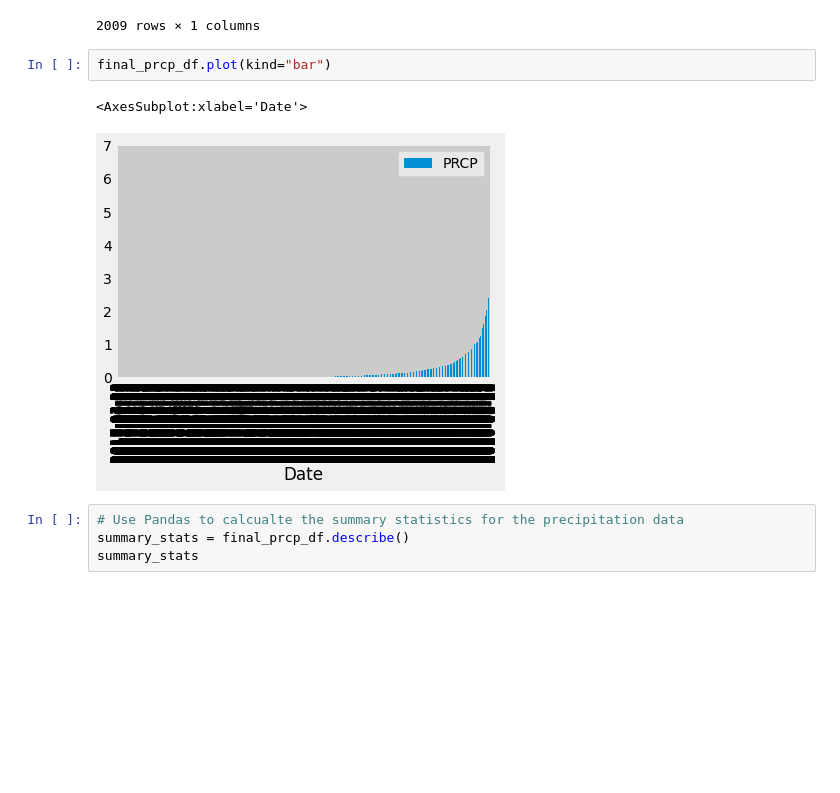
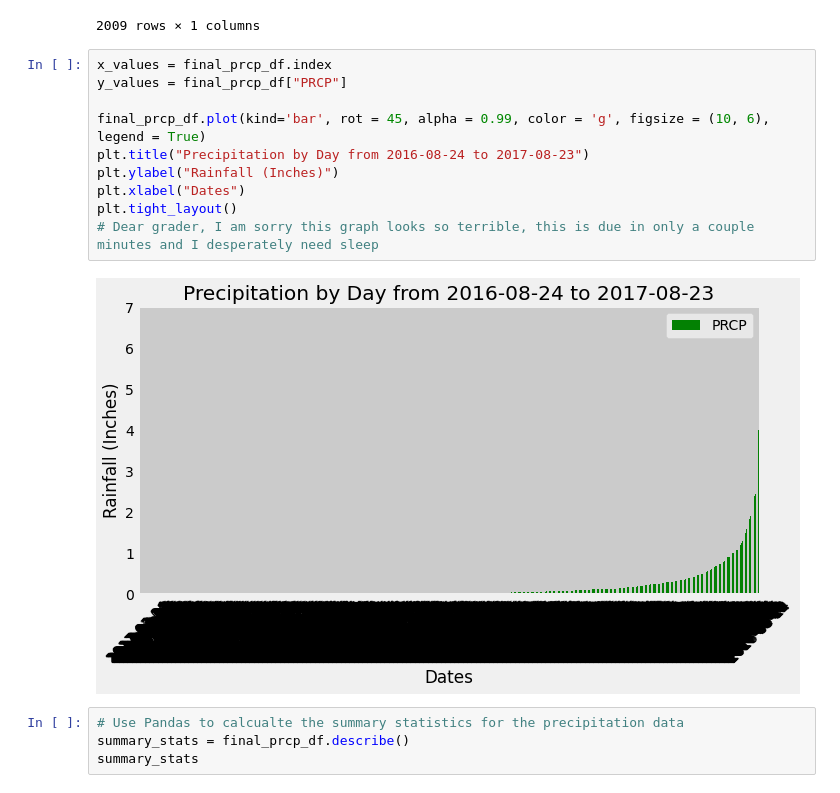
Before and after one commit to stjohnson14/sqlalchemy-challenge, a Jupyter notebook: climate_starter.ipynb, the cells around one changed output. Saved outputs shown, nothing was run; the diff lists cells and outputs as text; blank space fills up the shorter version.

```diff
--- a/climate_starter.ipynb
+++ b/climate_starter.ipynb
@@ -87,11 +87,18 @@ final_prcp_df
 | 2017-04-29 | 6.25 |
 | 2016-09-14 | 6.70 |
 2009 rows × 1 columns
-# %%
-final_prcp_df.plot(kind="bar")
-# %% [output]
-<AxesSubplot:xlabel='Date'>
-[figure, removed]
+# %%
+x_values = final_prcp_df.index
+y_values = final_prcp_df["PRCP"]
+
+final_prcp_df.plot(kind='bar', rot = 45, alpha = 0.99, color = 'g', figsize = (10, 6), legend = True)
+plt.title("Precipitation by Day from 2016-08-24 to 2017-08-23")
+plt.ylabel("Rainfall (Inches)")
+plt.xlabel("Dates")
+plt.tight_layout()
+# Dear grader, I am sorry this graph looks so terrible, this is due in only a couple minutes and I desperately need sleep
+# %% [output]
+[figure, added]
 # %%
 # Use Pandas to calcualte the summary statistics for the precipitation data
 summary_stats = final_prcp_df.describe()
```
Also changed, not shown: parts of 6 cells of this notebook, 1 other file.
